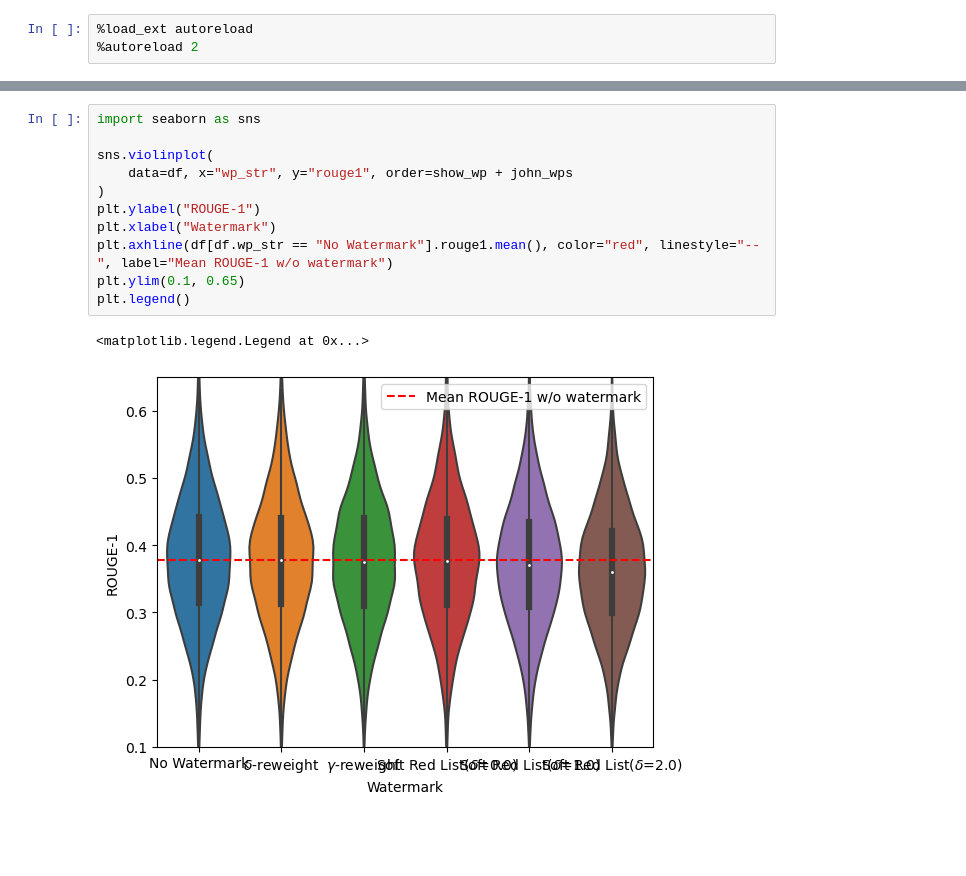
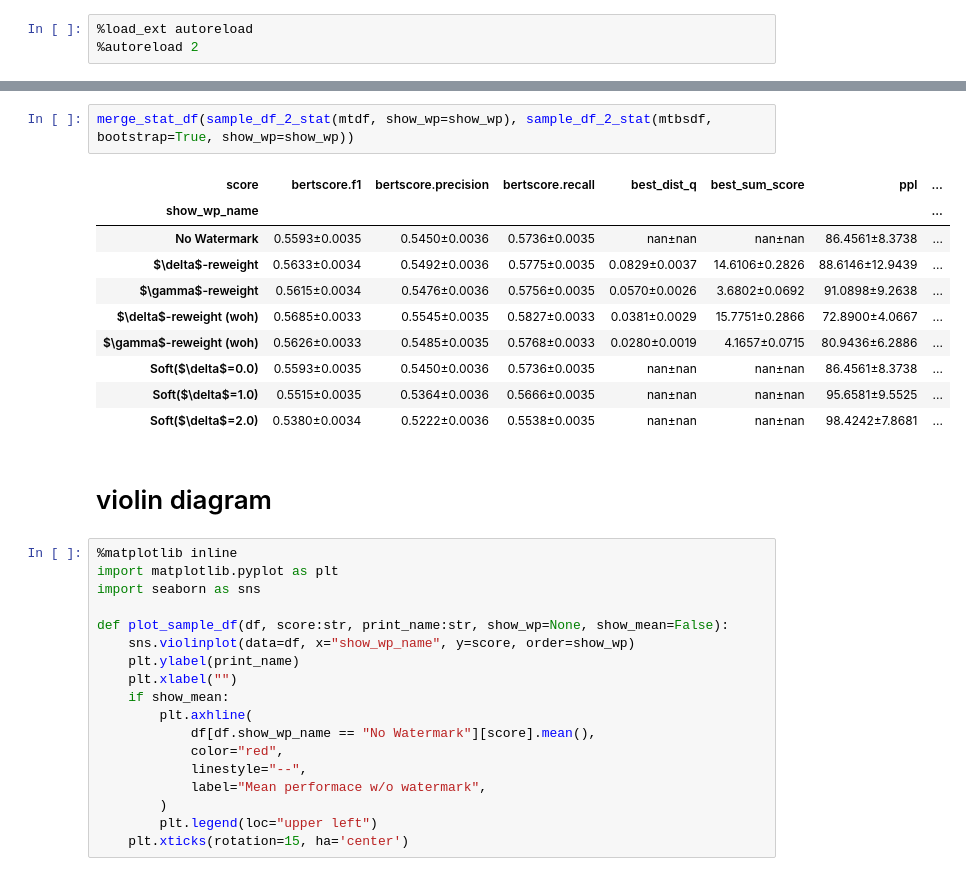
Before and after one commit to xiaoniu-578fa6bff964d005/UnbiasedWatermark, a Jupyter notebook: plot.ipynb, the cells around one changed output, grey strips where cells are left out. Cells and saved outputs as stored; diff of their text form; blank space fills up the shorter version.

```diff
--- a/plot.ipynb
+++ b/plot.ipynb
@@ -46,14 +117,33 @@ df.head()
+# %%
+merge_stat_df(sample_df_2_stat(mtdf, show_wp=show_wp), sample_df_2_stat(mtbsdf, bootstrap=True, show_wp=show_wp))
+# %% [output]
+| score | bertscore.f1 | bertscore.precision | bertscore.recall | best_dist_q | best_sum_score | ppl | ... |
+| show_wp_name |  |  |  |  |  |  | ... |
+| No Watermark | 0.5593±0.0035 | 0.5450±0.0036 | 0.5736±0.0035 | nan±nan | nan±nan | 86.4561±8.3738 | ... |
+| $\delta$-reweight | 0.5633±0.0034 | 0.5492±0.0036 | 0.5775±0.0035 | 0.0829±0.0037 | 14.6106±0.2826 | 88.6146±12.9439 | ... |
+| $\gamma$-reweight | 0.5615±0.0034 | 0.5476±0.0036 | 0.5756±0.0035 | 0.0570±0.0026 | 3.6802±0.0692 | 91.0898±9.2638 | ... |
+| $\delta$-reweight (woh) | 0.5685±0.0033 | 0.5545±0.0035 | 0.5827±0.0033 | 0.0381±0.0029 | 15.7751±0.2866 | 72.8900±4.0667 | ... |
+| $\gamma$-reweight (woh) | 0.5626±0.0033 | 0.5485±0.0035 | 0.5768±0.0033 | 0.0280±0.0019 | 4.1657±0.0715 | 80.9436±6.2886 | ... |
+| Soft($\delta$=0.0) | 0.5593±0.0035 | 0.5450±0.0036 | 0.5736±0.0035 | nan±nan | nan±nan | 86.4561±8.3738 | ... |
+| Soft($\delta$=1.0) | 0.5515±0.0035 | 0.5364±0.0036 | 0.5666±0.0035 | nan±nan | nan±nan | 95.6581±9.5525 | ... |
+| Soft($\delta$=2.0) | 0.5380±0.0034 | 0.5222±0.0036 | 0.5538±0.0035 | nan±nan | nan±nan | 98.4242±7.8681 | ... |
+# %% [markdown]
+# violin diagram
 # %%
+%matplotlib inline
+import matplotlib.pyplot as plt
 import seaborn as sns
 
-sns.violinplot(
-    data=df, x="wp_str", y="rouge1", order=show_wp + john_wps
-)
-plt.ylabel("ROUGE-1")
-plt.xlabel("Watermark")
-plt.axhline(df[df.wp_str == "No Watermark"].rouge1.mean(), color="red", linestyle="--", label="Mean ROUGE-1 w/o watermark")
-plt.ylim(0.1, 0.65)
-plt.legend()
+def plot_sample_df(df, score:str, print_name:str, show_wp=None, show_mean=False):
+    sns.violinplot(data=df, x="show_wp_name", y=score, order=show_wp)
+    plt.ylabel(print_name)
+    plt.xlabel("")
+    if show_mean:
+        plt.axhline(
+            df[df.show_wp_name == "No Watermark"][score].mean(),
+            color="red",
+            linestyle="--",
+            label="Mean performace w/o watermark",
+        )
+        plt.legend(loc="upper left")
+    plt.xticks(rotation=15, ha='center')
-# %% [output]
-<matplotlib.legend.Legend at 0x...>
-[figure, removed]
```
Also changed, not shown: parts of 15 cells of this notebook, 2 other files.
